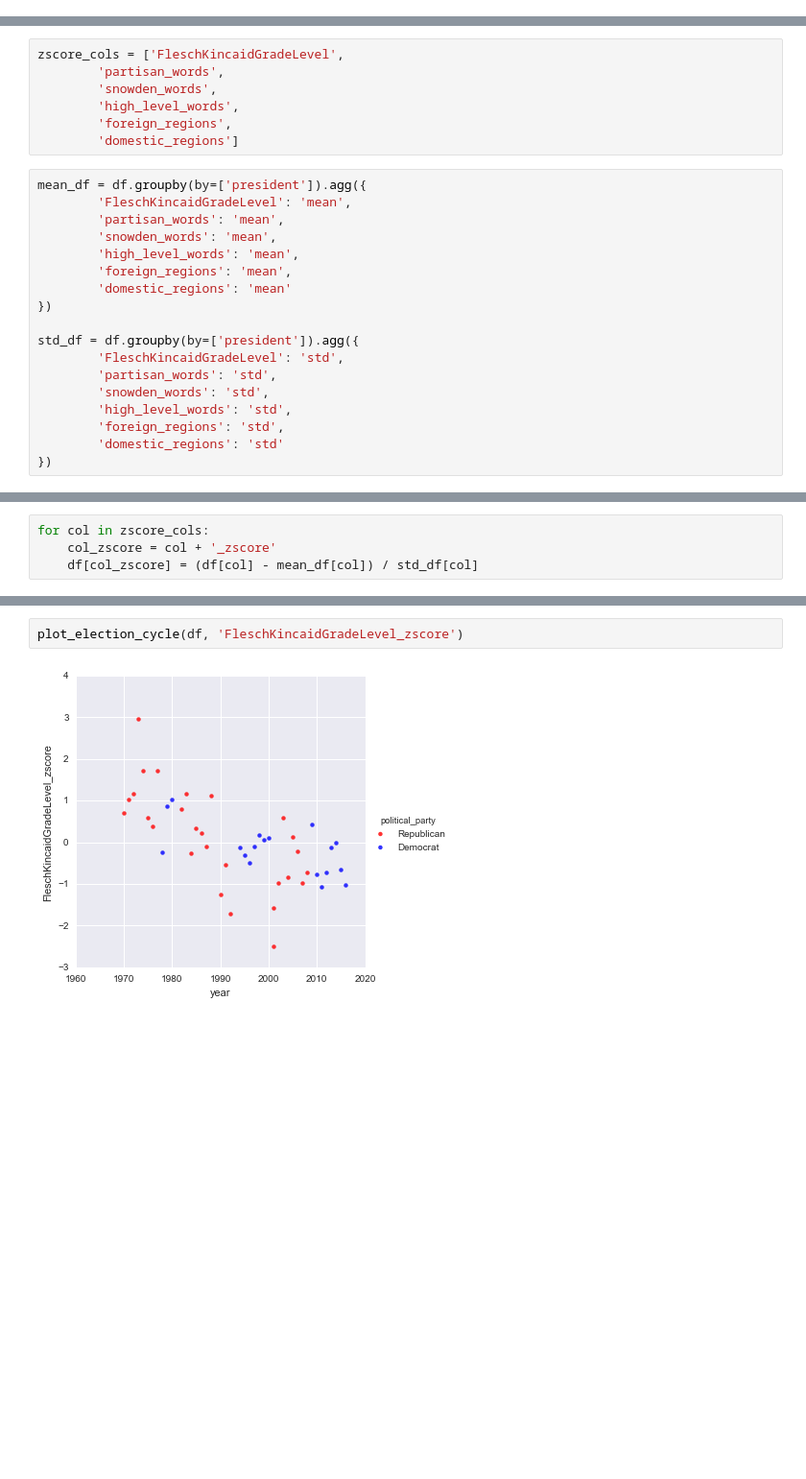
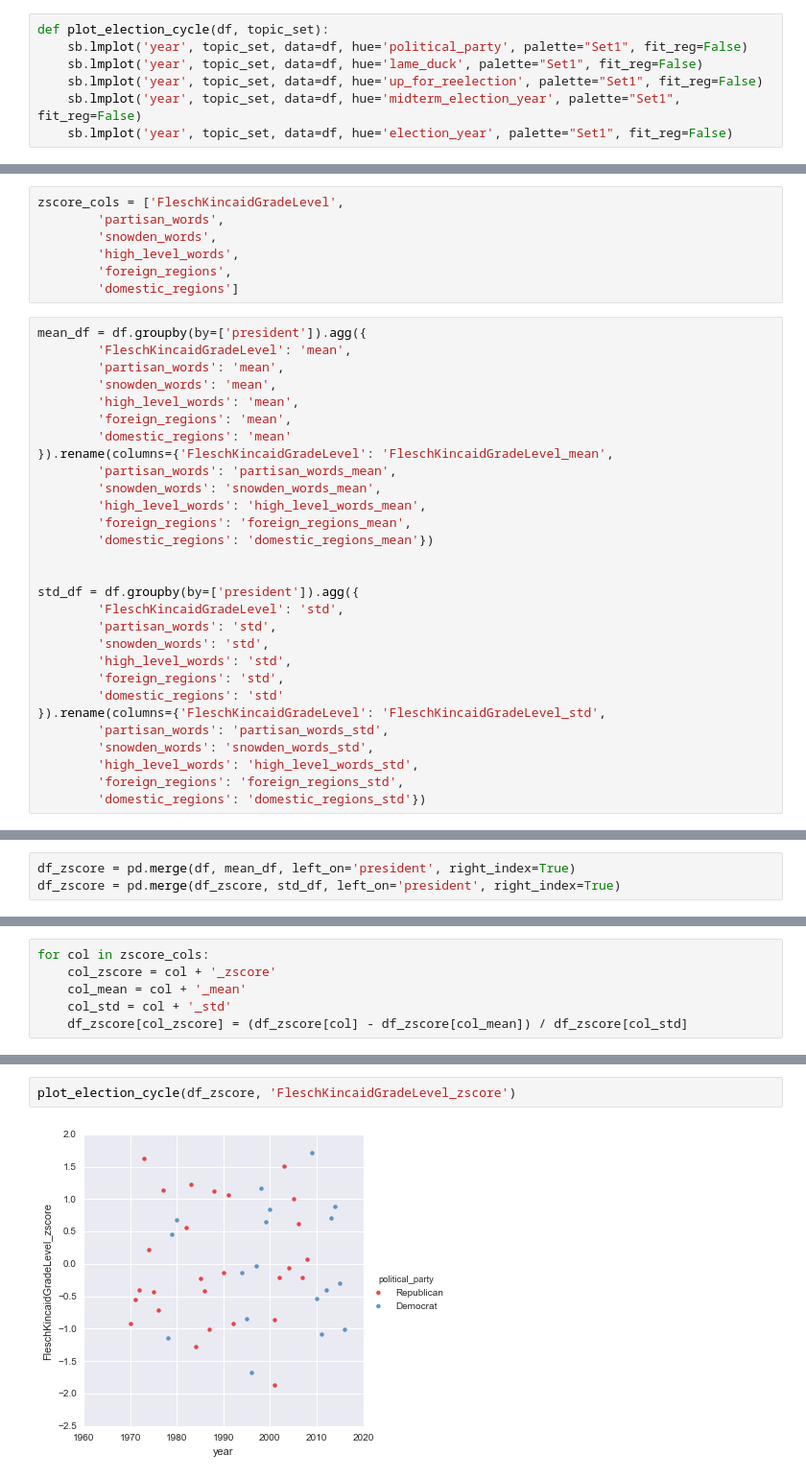
Before and after one commit to cal2227/EDAV-Project4, a Jupyter notebook: src/election_cycle_plots.ipynb, the cells around one changed output, grey strips where cells are left out. Shown at 96% size. Saved outputs shown, nothing was run; the diff lists cells and outputs as text; blank space fills up the shorter version.

Commit message:
zscore for election_cycle

```diff
--- a/src/election_cycle_plots.ipynb
+++ b/src/election_cycle_plots.ipynb
@@ -68,3 +68,10 @@ df.head()
+# %%
+def plot_election_cycle(df, topic_set):
+    sb.lmplot('year', topic_set, data=df, hue='political_party', palette="Set1", fit_reg=False)
+    sb.lmplot('year', topic_set, data=df, hue='lame_duck', palette="Set1", fit_reg=False)
+    sb.lmplot('year', topic_set, data=df, hue='up_for_reelection', palette="Set1", fit_reg=False)
+    sb.lmplot('year', topic_set, data=df, hue='midterm_election_year', palette="Set1", fit_reg=False)
+    sb.lmplot('year', topic_set, data=df, hue='election_year', palette="Set1", fit_reg=False)
 # %%
 plot_election_cycle(df, 'partisan_words')
 # %% [output]
@@ -142,7 +135,13 @@ mean_df = df.groupby(by=['president']).agg({
         'high_level_words': 'mean',
         'foreign_regions': 'mean',
         'domestic_regions': 'mean'
-})
+}).rename(columns={'FleschKincaidGradeLevel': 'FleschKincaidGradeLevel_mean',
+        'partisan_words': 'partisan_words_mean',
+        'snowden_words': 'snowden_words_mean',
+        'high_level_words': 'high_level_words_mean',
+        'foreign_regions': 'foreign_regions_mean',
+        'domestic_regions': 'domestic_regions_mean'})
+
 
 std_df = df.groupby(by=['president']).agg({
         'FleschKincaidGradeLevel': 'std',
@@ -151,7 +150,12 @@ std_df = df.groupby(by=['president']).agg({
         'high_level_words': 'std',
         'foreign_regions': 'std',
         'domestic_regions': 'std'
-})
+}).rename(columns={'FleschKincaidGradeLevel': 'FleschKincaidGradeLevel_std',
+        'partisan_words': 'partisan_words_std',
+        'snowden_words': 'snowden_words_std',
+        'high_level_words': 'high_level_words_std',
+        'foreign_regions': 'foreign_regions_std',
+        'domestic_regions': 'domestic_regions_std'})
 # %%
 mean_df.head()
 # %% [output]
@@ -185,0 +179,3 @@ ValueError: columns overlap but no suffix specified: Index(['partisan_words', 's
+# %%
+df_zscore = pd.merge(df, mean_df, left_on='president', right_index=True)
+df_zscore = pd.merge(df_zscore, std_df, left_on='president', right_index=True)
@@ -186,4 +209,6 @@ ValueError: columns overlap but no suffix specified: Index(['partisan_words', 's
 # %%
 for col in zscore_cols:
     col_zscore = col + '_zscore'
-    df[col_zscore] = (df[col] - mean_df[col]) / std_df[col]
+    col_mean = col + '_mean'
+    col_std = col + '_std'
+    df_zscore[col_zscore] = (df_zscore[col] - df_zscore[col_mean]) / df_zscore[col_std]
@@ -228,6 +273,6 @@ plot_election_cycle(df, 'domestic_regions_zscore')
 [figure]
 [figure]
 # %%
-plot_election_cycle(df, 'FleschKincaidGradeLevel_zscore')
+plot_election_cycle(df_zscore, 'FleschKincaidGradeLevel_zscore')
 # %% [output]
-[figure, old version]
+[figure, new version]
```
Also changed, not shown: parts of 20 cells of this notebook, 1 other file.
